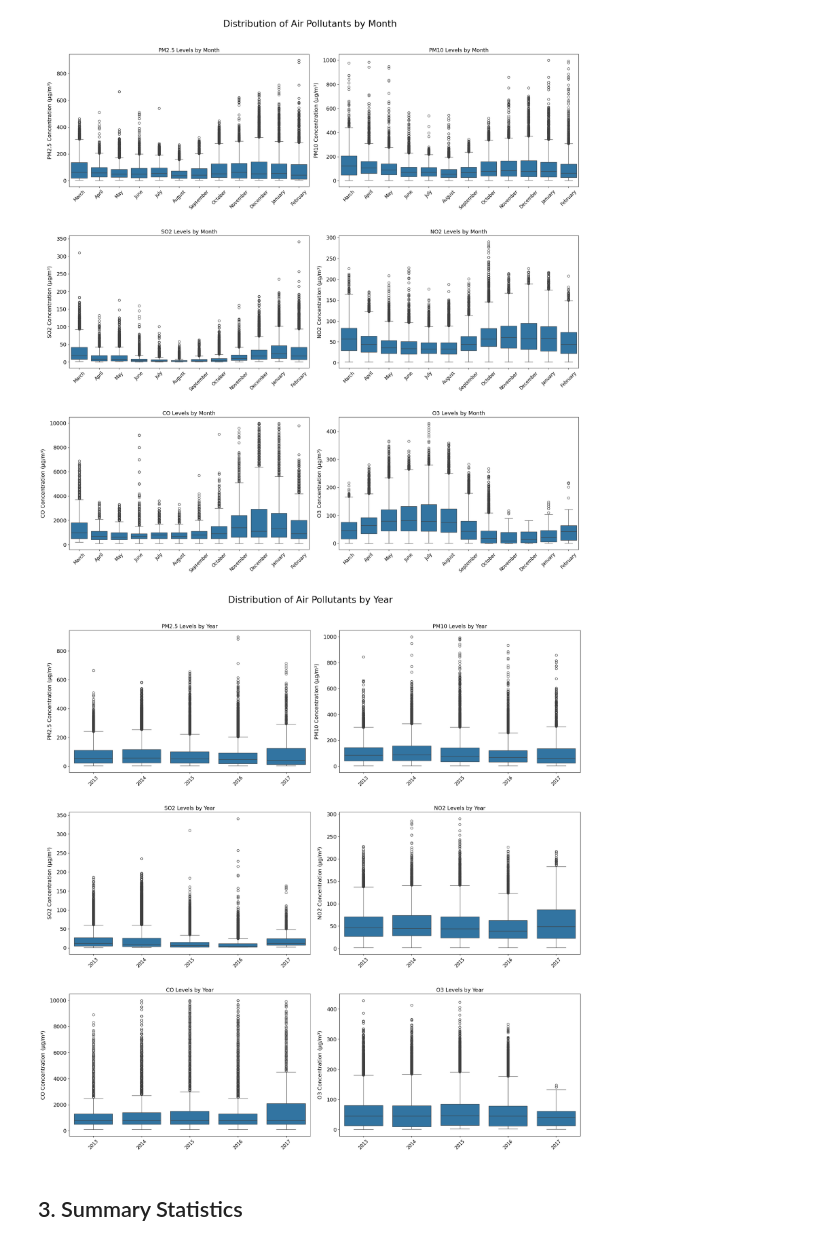
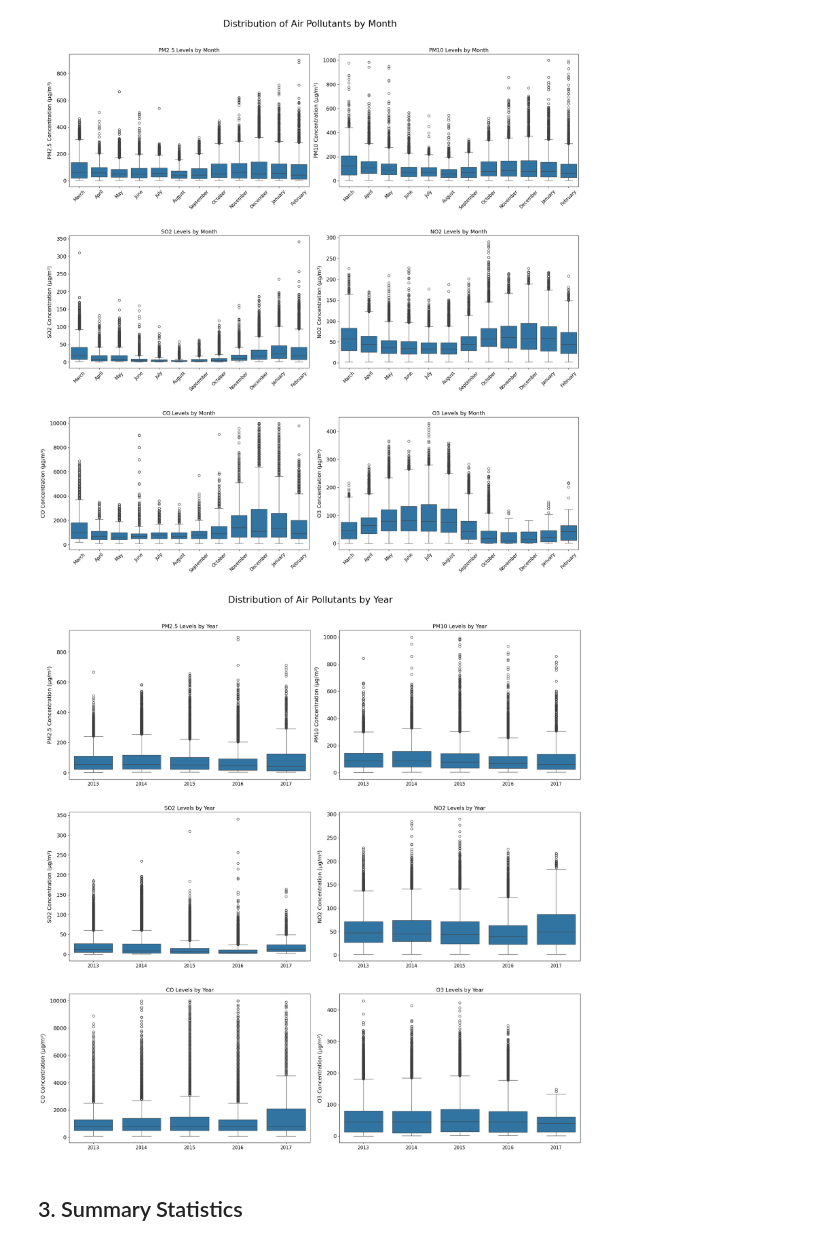
Before and after one commit to pariaighanian/Environmental_Data_Analytics, a Jupyter notebook: main.ipynb, the cells around one changed output. Saved outputs shown, nothing was run; the diff lists cells and outputs as text; code cells hidden in the pictures.

Commit message:
dist year plot edited

```diff
--- a/main.ipynb
+++ b/main.ipynb
@@ -319,24 +319,24 @@ plt.show()
 # %%
 plt.figure(figsize=(20, 20))
 
 for i, pollutant in enumerate(parameters):
     plt.subplot(3, 2, i + 1)
 
     sns.boxplot(x='year', y=pollutant, data=filtered_df)
 
     plt.title(f'{pollutant} Levels by Year', fontsize=14)
     plt.ylabel(f'{pollutant} Concentration (µg/m³)', fontsize=14, labelpad=10)
     plt.xlabel('')
 
-    plt.xticks(fontsize=12, rotation=45)
+    plt.xticks(fontsize=12)
     plt.yticks(fontsize=14)
 
 plt.suptitle('Distribution of Air Pollutants by Year', fontsize=24, y=1.02)
 
 plt.tight_layout(h_pad=5)
 plt.show()
 # %% [output]
-[figure, old version]
+[figure, new version]
 # %% [markdown]
 ## 3. Summary Statistics
 # %%
```
